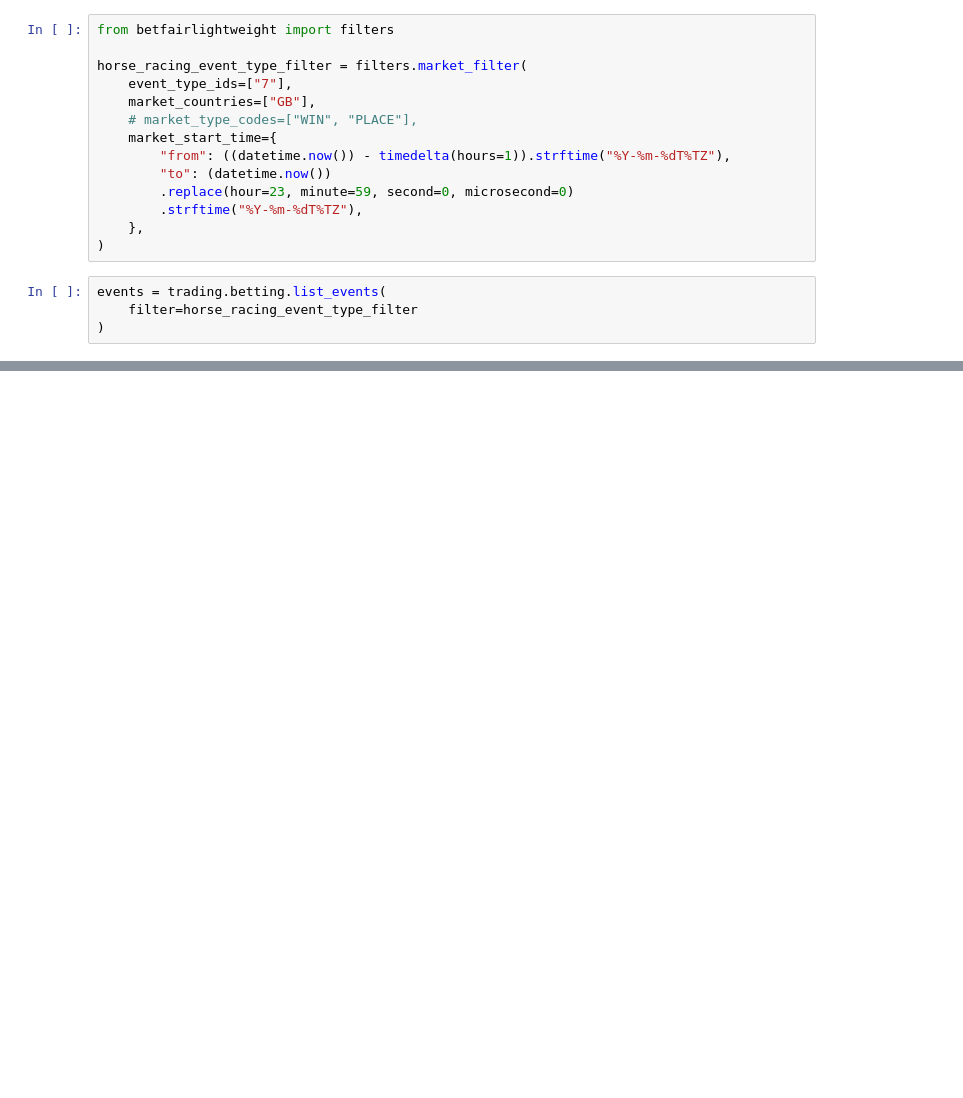
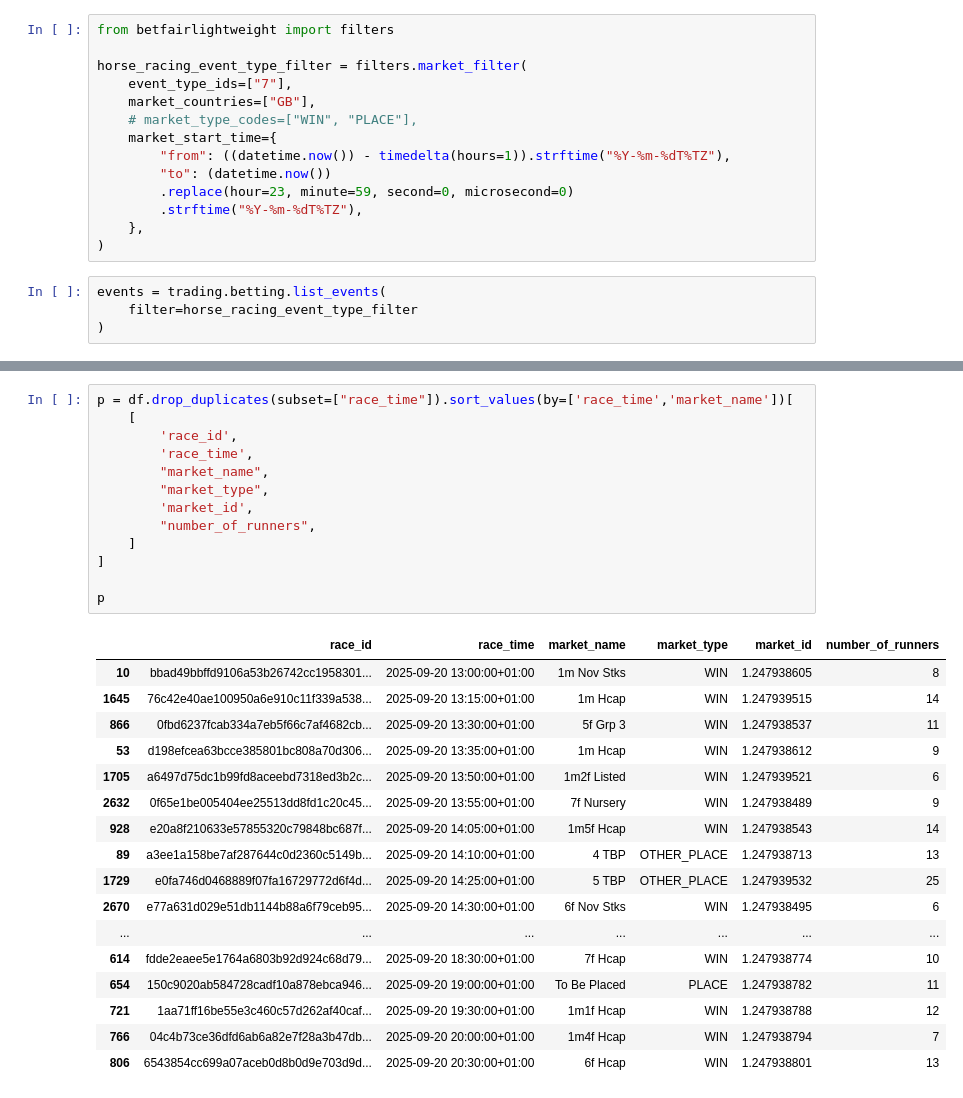
Before and after one commit to twattley/racing-api-project, a Jupyter notebook: notebooks/betfair_api.ipynb, the cells around one changed output, grey strips where cells are left out. Drawn from its saved outputs; the diff is of its cells as text; blank space fills up the shorter version.

```diff
--- a/notebooks/betfair_api.ipynb
+++ b/notebooks/betfair_api.ipynb
@@ -1184,0 +1360,31 @@ Your code should parse these names to identify the market type you want to inter
+# %%
+p = df.drop_duplicates(subset=["race_time"]).sort_values(by=['race_time','market_name'])[
+    [
+        'race_id',
+        'race_time',
+        "market_name",
+        "market_type",
+        'market_id',
+        "number_of_runners",
+    ]
+]
+
+p
+# %% [output]
+|  | race_id | race_time | market_name | market_type | market_id | number_of_runners |
+| 10 | bbad49bbffd9106a53b26742cc1958301... | 2025-09-20 13:00:00+01:00 | 1m Nov Stks | WIN | 1.247938605 | 8 |
+| 1645 | 76c42e40ae100950a6e910c11f339a538... | 2025-09-20 13:15:00+01:00 | 1m Hcap | WIN | 1.247939515 | 14 |
+| 866 | 0fbd6237fcab334a7eb5f66c7af4682cb... | 2025-09-20 13:30:00+01:00 | 5f Grp 3 | WIN | 1.247938537 | 11 |
+| 53 | d198efcea63bcce385801bc808a70d306... | 2025-09-20 13:35:00+01:00 | 1m Hcap | WIN | 1.247938612 | 9 |
+| 1705 | a6497d75dc1b99fd8aceebd7318ed3b2c... | 2025-09-20 13:50:00+01:00 | 1m2f Listed | WIN | 1.247939521 | 6 |
+| 2632 | 0f65e1be005404ee25513dd8fd1c20c45... | 2025-09-20 13:55:00+01:00 | 7f Nursery | WIN | 1.247938489 | 9 |
+| 928 | e20a8f210633e57855320c79848bc687f... | 2025-09-20 14:05:00+01:00 | 1m5f Hcap | WIN | 1.247938543 | 14 |
+| 89 | a3ee1a158be7af287644c0d2360c5149b... | 2025-09-20 14:10:00+01:00 | 4 TBP | OTHER_PLACE | 1.247938713 | 13 |
+| 1729 | e0fa746d0468889f07fa16729772d6f4d... | 2025-09-20 14:25:00+01:00 | 5 TBP | OTHER_PLACE | 1.247939532 | 25 |
+| 2670 | e77a631d029e51db1144b88a6f79ceb95... | 2025-09-20 14:30:00+01:00 | 6f Nov Stks | WIN | 1.247938495 | 6 |
+| ... | ... | ... | ... | ... | ... | ... |
+| 614 | fdde2eaee5e1764a6803b92d924c68d79... | 2025-09-20 18:30:00+01:00 | 7f Hcap | WIN | 1.247938774 | 10 |
+| 654 | 150c9020ab584728cadf10a878ebca946... | 2025-09-20 19:00:00+01:00 | To Be Placed | PLACE | 1.247938782 | 11 |
+| 721 | 1aa71ff16be55e3c460c57d262af40caf... | 2025-09-20 19:30:00+01:00 | 1m1f Hcap | WIN | 1.247938788 | 12 |
+| 766 | 04c4b73ce36dfd6ab6a82e7f28a3b47db... | 2025-09-20 20:00:00+01:00 | 1m4f Hcap | WIN | 1.247938794 | 7 |
+| 806 | 6543854cc699a07aceb0d8b0d9e703d9d... | 2025-09-20 20:30:00+01:00 | 6f Hcap | WIN | 1.247938801 | 13 |
```
Also changed, not shown: parts of 16 cells of this notebook, 6 other files.
